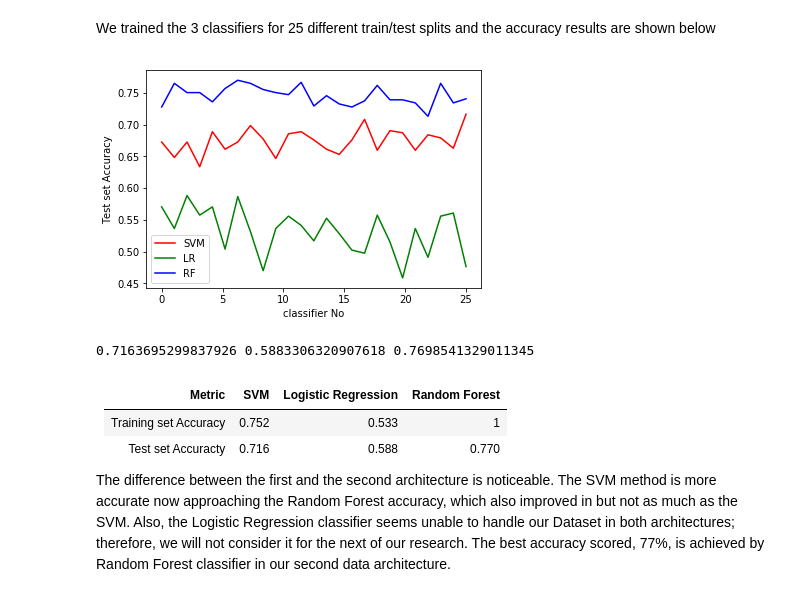
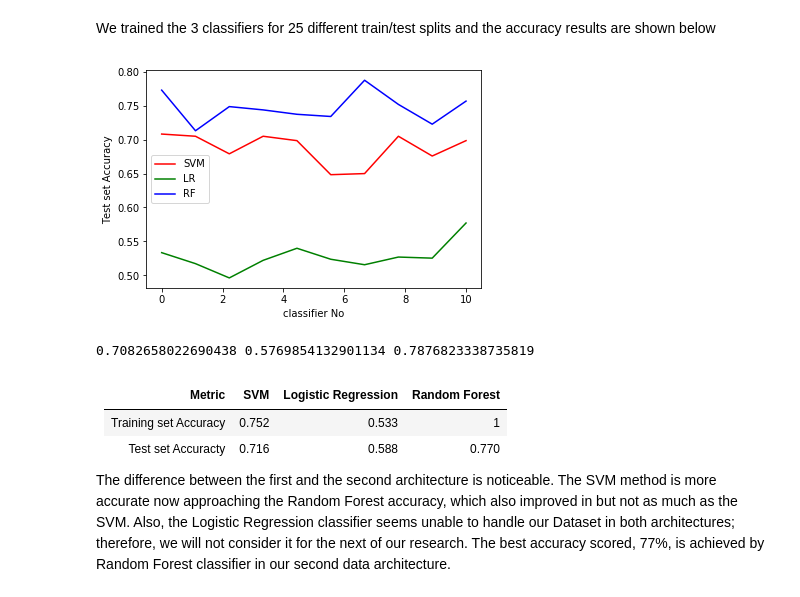
Before and after one commit to kitsiosk/thesis-attention, a Jupyter notebook: head_pose_multiple.ipynb, the cells around one changed output. Saved outputs shown, nothing was run; the diff lists cells and outputs as text; code cells hidden in the pictures.

```diff
--- a/head_pose_multiple.ipynb
+++ b/head_pose_multiple.ipynb
@@ -340,10 +363,14 @@ Here we will try out 3 classifiers and compare their results:
 ### SVM classifier
 # %%
 from sklearn import svm
+for i in range(NUM_OF_CLASSIFIERS):
+    # Try a different train/test split each time
+    X2_train, X2_test, y2_train, y2_test = train_test_split(X2_scaled, y, test_size=0.2)
 
-svm_classifier2 = svm.SVC(C=100, kernel='rbf', gamma='auto')
-svm_classifier2.fit(X2_train, y2_train)
-y2_pred_svm = svm_classifier2.predict(X2_test)
+    svm_classifier2 = svm.SVC(C=100, kernel='rbf', gamma='auto')
+    svm_classifier2.fit(X2_train, y2_train)
+    y2_pred_svm = svm_classifier2.predict(X2_test)
+    Y_SVM2[i] = metrics.accuracy_score(y2_test, y2_pred_svm)
 
 print('Training set accuracy for SVM:', svm_classifier2.score(X2_train, y2_train))
 print('Test set accuracy for SVM: ', metrics.accuracy_score(y2_test, y2_pred_svm))
@@ -355,9 +382,14 @@ Test set accuracy for SVM:  0.7163695299837926
 # %%
 from sklearn.linear_model import LogisticRegression
 
-lr_classifier2 = LogisticRegression(solver='lbfgs')
-lr_classifier2.fit(X2_train, y2_train)
-y2_pred_lr = lr_classifier2.predict(X2_test)
+for i in range(NUM_OF_CLASSIFIERS):
+    # Try a different train/test split each time
+    X2_train, X2_test, y2_train, y2_test = train_test_split(X2_scaled, y, test_size=0.2)
+
+    lr_classifier2 = LogisticRegression(solver='lbfgs')
+    lr_classifier2.fit(X2_train, y2_train)
+    y2_pred_lr = lr_classifier2.predict(X2_test)
+    Y_LR2[i] = metrics.accuracy_score(y2_test, y2_pred_lr)
 
 print('Training set accuracy for Logistic Regression:', lr_classifier2.score(X2_train, y2_train))
 print('Test set accuracy for Logistic Regression: ', metrics.accuracy_score(y2_test, y2_pred_lr))
@@ -369,9 +401,14 @@ Test set accuracy for Logistic Regression:  0.47649918962722854
 # %%
 from sklearn.ensemble import RandomForestClassifier
 
-rf_classifier2 = RandomForestClassifier(n_estimators=100, random_state=1)
-rf_classifier2.fit(X2_train, y2_train)
-y2_pred_rf = rf_classifier2.predict(X2_test)
+for i in range(NUM_OF_CLASSIFIERS):
+    # Try a different train/test split each time
+    X2_train, X2_test, y2_train, y2_test = train_test_split(X2_scaled, y, test_size=0.2)
+
+    rf_classifier2 = RandomForestClassifier(n_estimators=100, random_state=1)
+    rf_classifier2.fit(X2_train, y2_train)
+    y2_pred_rf = rf_classifier2.predict(X2_test)
+    Y_RF2[i] = metrics.accuracy_score(y2_test, y2_pred_rf)
 
 print('Training set accuracy for Random Forst:', rf_classifier2.score(X2_train, y2_train))
 print('Test set accuracy for Random Forest: ', metrics.accuracy_score(y2_test, y2_pred_rf))
@@ -385,20 +422,20 @@ We trained the 3 classifiers for 25 different train/test splits and the accuracy
 # %%
 ### NOTE: Y1, Y2, Y3 removed from notebook now, so don't run this cell it is just for reference
 import matplotlib.pyplot as plt
 
-t = np.linspace(0, N, N)
-plt.plot(t, Y1, 'r')
-plt.plot(t, Y2, 'g')
-plt.plot(t, Y3, 'b')
+t = np.linspace(0, NUM_OF_CLASSIFIERS, NUM_OF_CLASSIFIERS)
+plt.plot(t, Y_SVM2, 'r')
+plt.plot(t, Y_LR2, 'g')
+plt.plot(t, Y_RF2, 'b')
 plt.xlabel('classifier No')
 plt.ylabel('Test set Accuracy')
 plt.legend(('SVM', 'LR', 'RF'))
 
 plt.show()
-print(Y1.max(axis=0), Y2.max(axis=0), Y3.max(axis=0))
+print(Y_SVM2.max(axis=0), Y_LR2.max(axis=0), Y_RF2.max(axis=0))
 # %% [output]
-[figure, old version]
+[figure, new version]
-0.7163695299837926 0.5883306320907618 0.7698541329011345
+0.7082658022690438 0.5769854132901134 0.7876823338735819
 # %% [markdown]
 Metric                | SVM        | Logistic Regression | Random Forest |
 :----:                | :--------: | :-----------------: | :-----:       |
```
Also changed, not shown: parts of 11 cells of this notebook.
